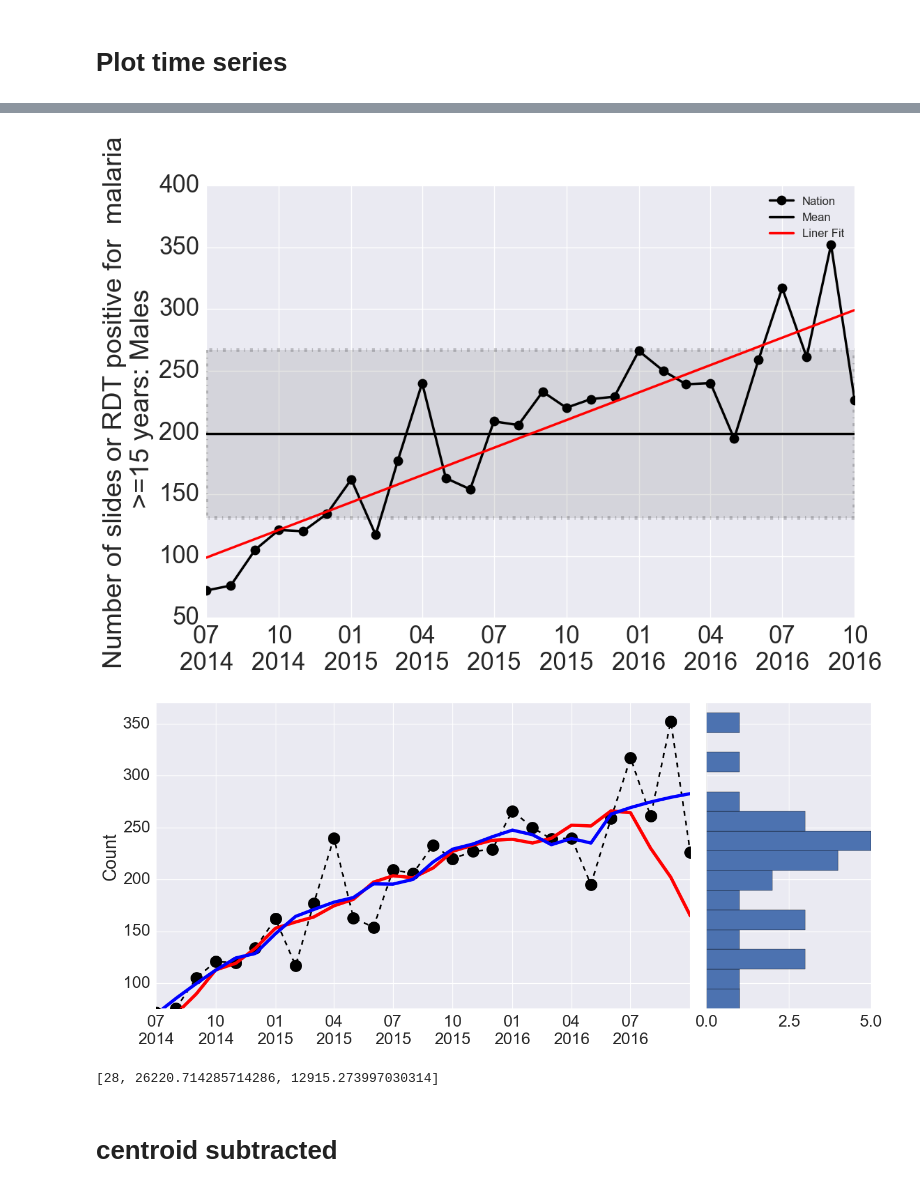
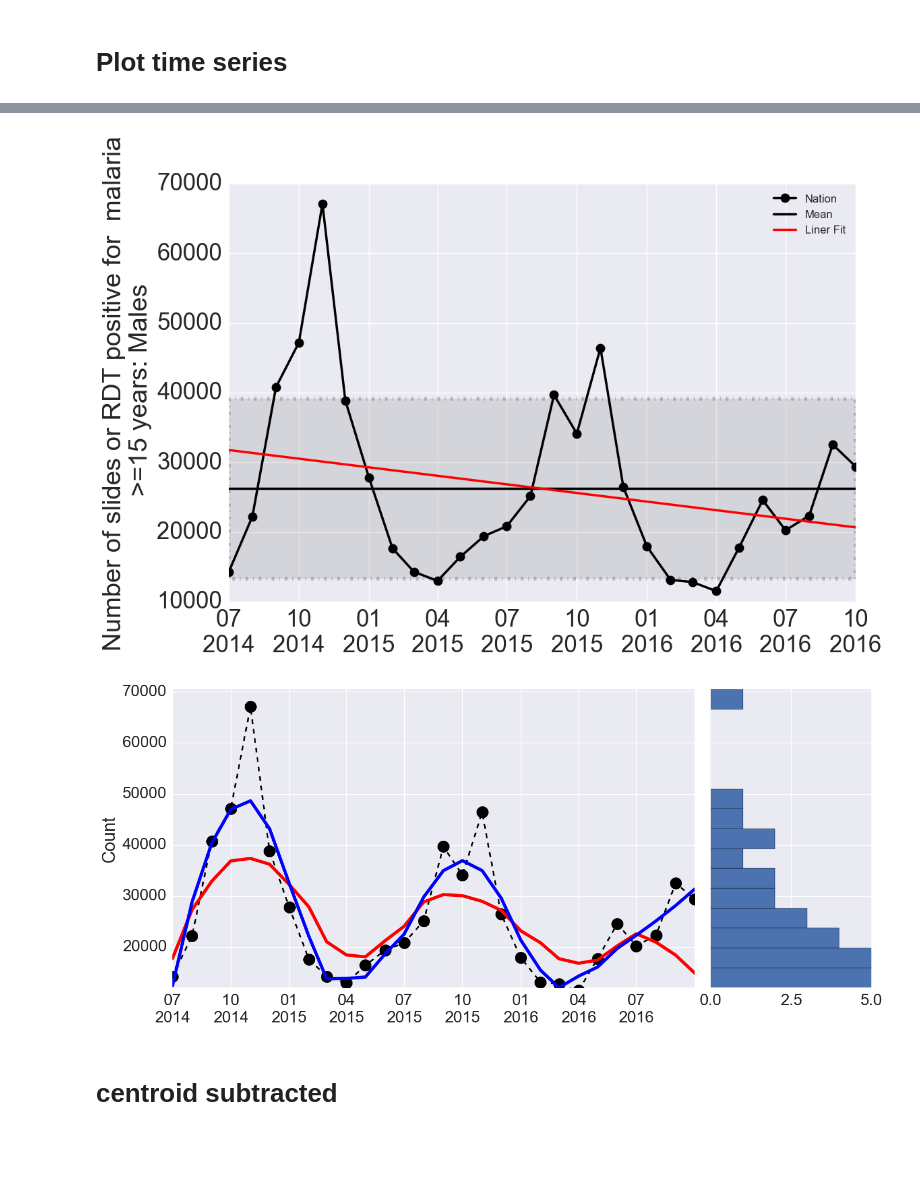
Before and after one commit to attdobi/PyNotebooks, a Jupyter notebook: zenysis/Malaria-outliers.ipynb, the cells around one changed output, grey strips where cells are left out. Cells and saved outputs as stored; diff of their text form; code cells hidden in the pictures; blank space fills up the shorter version.

```diff
--- a/zenysis/Malaria-outliers.ipynb
+++ b/zenysis/Malaria-outliers.ipynb
@@ -70,6 +67,6 @@ SyntaxError: invalid syntax (<ipython-input-7-79c2128d5f2a>, line 1)
 # %%
-region = 'addis ababa'
-#region = 'amhara'
+#region = 'addis ababa'
+region = 'amhara'
 # %% [markdown]
 <h1> Plot time series </h1>
 # %%
@@ -94,7 +91,7 @@ plt.legend()
 a = plot_ind_region(DF, indicator=indicator, region= region, date_type='YEAR_MONTH', \
                    plt_err=False, plt_mean=True, plt_std=True)
 # %% [output]
-[figure, old version]
+[figure, new version]
 # %%
 from matplotlib.ticker import NullFormatter
 from scipy import stats
@@ -163,38 +160,38 @@ ymin, ymax = 1.05*np.min(y), 1.05*np.max(y)
 
 #xbinwidth = 1
 ybinwidth = int( (ymax - ymin) / 15)
 
 #axScatter.set_xlim((xmin, xmax))
 axScatter.set_ylim((ymin, ymax))
 
 #xbins = np.arange(xmin, xmax + xbinwidth, xbinwidth)
 ybins = np.arange(ymin, ymax + ybinwidth, ybinwidth)
 #axHistx.hist(x, bins=xbins)
 yhist = axHisty.hist(y, bins=ybins, orientation='horizontal', normed=False)
 ycenters = (ybins[:-1] + ybins[1:]) / 2
 
 #axHistx.set_xlim(axScatter.get_xlim())
 axHisty.set_ylim(axScatter.get_ylim())
 axHisty.set_xticks(np.linspace(0, max(yhist[0]), 3))
 
 #Fit the data
 def gaussian(x, a, mean, sigma):
     return a * np.exp(-((x - mean)**2 / (2 * sigma**2)))
 
+# poisson function, parameter lamb is the fit parameter
+def poisson(k, lamb):
+    return (lamb**k/factorial(k)) * np.exp(-lamb)
+
 #popt, pcov = curve_fit(gaussian, ycenters, yhist[0], [len(y), np.mean(y), np.std(y)])
 
 # Plot the PDF.
 #x = np.linspace(ymin, ymax, 100)
 #p = gaussian(x, *popt)
 #axHisty.plot(p, x, 'r', linewidth=2)
 
 plt.show()
 # %% [output]
-[figure, old version]
+[figure, new version]
-# %%
-[len(y), np.mean(y), np.std(y)]
-# %% [output]
-[28, 26220.714285714286, 12915.273997030314]
 # %% [markdown]
 <h1> centroid subtracted </h1>
 # %%
```
Also changed, not shown: parts of 9 cells of this notebook, 2 other files.
